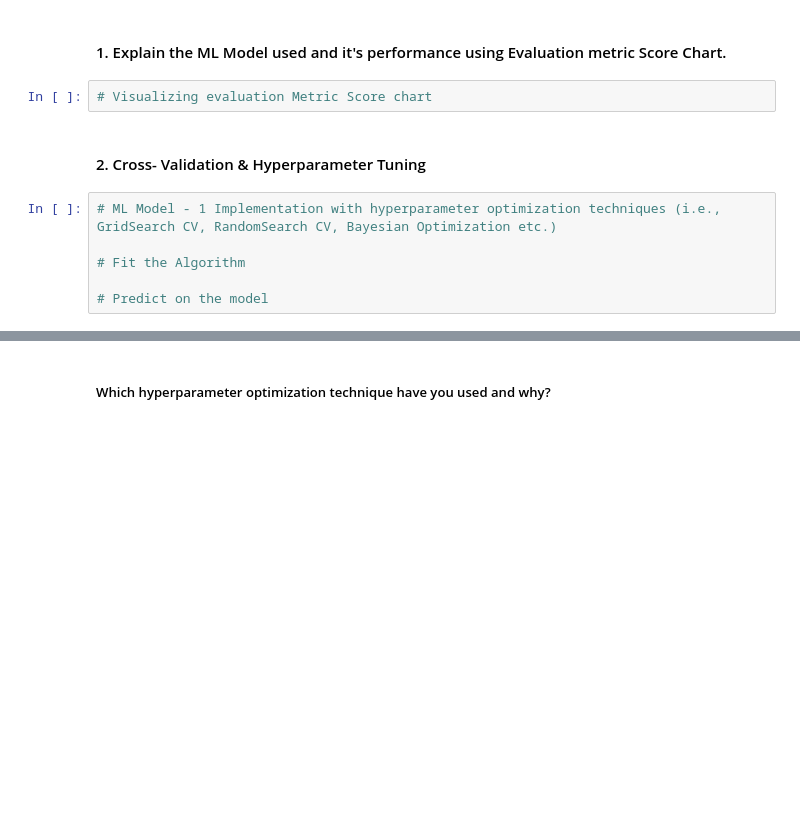
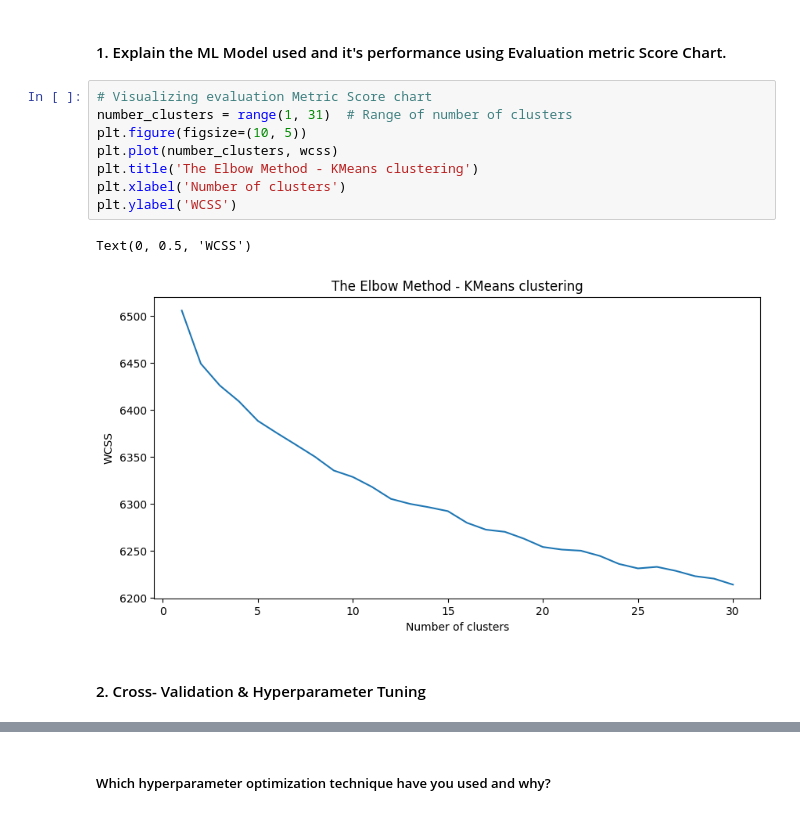
Before and after one commit to rafiddeshmukh/Netflix_Movies_and_TV_Shows_Clustering, a Jupyter notebook: Netflix_Movies_and_TV_Shows_Clustering.ipynb, the cells around one changed output, grey strips where cells are left out. Cells and saved outputs as stored; diff of their text form; blank space fills up the shorter version.

```diff
--- a/Netflix_Movies_and_TV_Shows_Clustering.ipynb
+++ b/Netflix_Movies_and_TV_Shows_Clustering.ipynb
@@ -1170,12 +1377,15 @@ Answer Here.
 # %% [markdown]
 #### 1. Explain the ML Model used and it's performance using Evaluation metric Score Chart.
-# %%
-# Visualizing evaluation Metric Score chart
+# %%
+# Visualizing evaluation Metric Score chart
+number_clusters = range(1, 31)  # Range of number of clusters
+plt.figure(figsize=(10, 5))
+plt.plot(number_clusters, wcss)
+plt.title('The Elbow Method - KMeans clustering')
+plt.xlabel('Number of clusters')
+plt.ylabel('WCSS')
+# %% [output]
+Text(0, 0.5, 'WCSS')
+[figure, added]
 # %% [markdown]
 #### 2. Cross- Validation & Hyperparameter Tuning
-# %%
-# ML Model - 1 Implementation with hyperparameter optimization techniques (i.e., GridSearch CV, RandomSearch CV, Bayesian Optimization etc.)
-
-# Fit the Algorithm
-
-# Predict on the model
```
Also changed, not shown: parts of 87 cells of this notebook.
